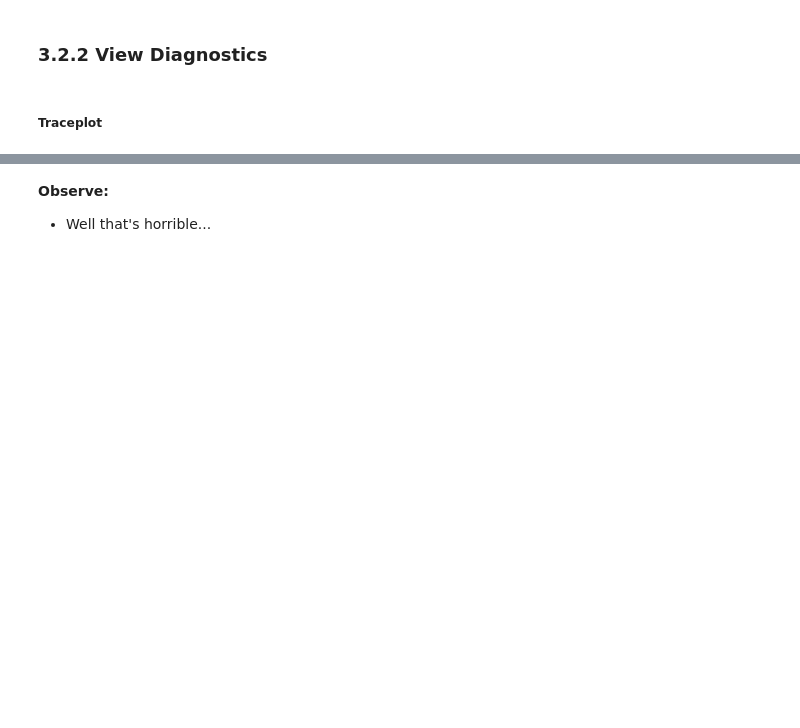
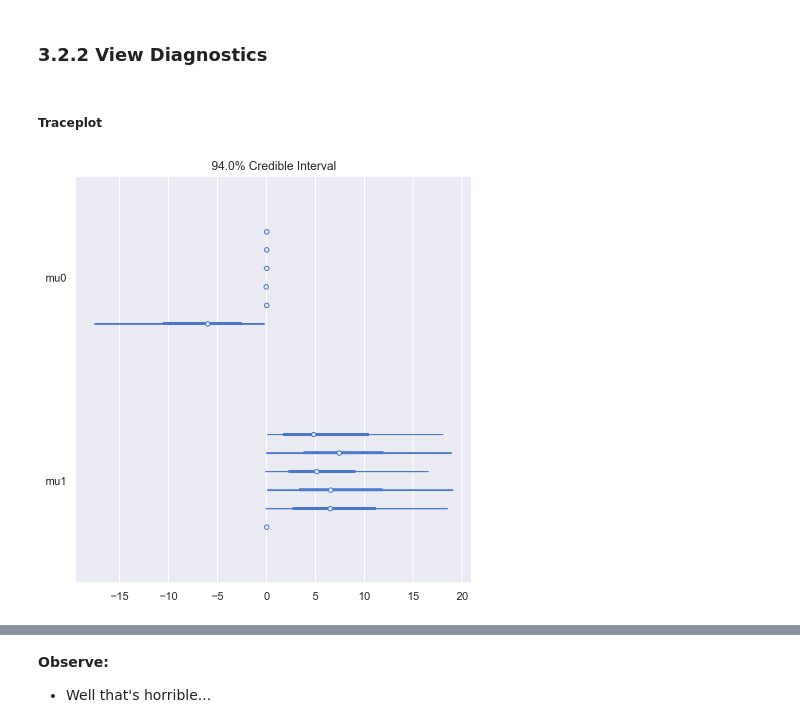
Before and after one commit to jonsedar/pymc3_examples, a Jupyter notebook: notebooks/glm-robust-regression-using-a-gmm-for-outlier-classification.ipynb, the cells around one changed output, grey strips where cells are left out. Cells and saved outputs as stored; diff of their text form; code cells hidden in the pictures; blank space fills up the shorter version.

```diff
--- a/notebooks/glm-robust-regression-using-a-gmm-for-outlier-classification.ipynb
+++ b/notebooks/glm-robust-regression-using-a-gmm-for-outlier-classification.ipynb
@@ -333,4 +389,4 @@ Note: use lots of chains to help spot poor sampling and class switching
 # %%
 with mdl_mix_marg:
     trc_mix_marg = pm.sample(tune=1000, draws=500, chains=6, cores=3,
-                    init='jitter+adapt_diag', progressbar=True)
+                    init='adapt_diag', target_accept=0.9)
@@ -338,4 +408,8 @@ with mdl_mix_marg:
 ### 3.2.2 View Diagnostics
 # %% [markdown]
 ##### Traceplot
+# %%
+_ = az.plot_forest(trc_mix_marg, var_names=['mu0', 'mu1'])
+# %% [output]
+[figure, added]
 # %%
```
Also changed, not shown: parts of 19 cells of this notebook.
